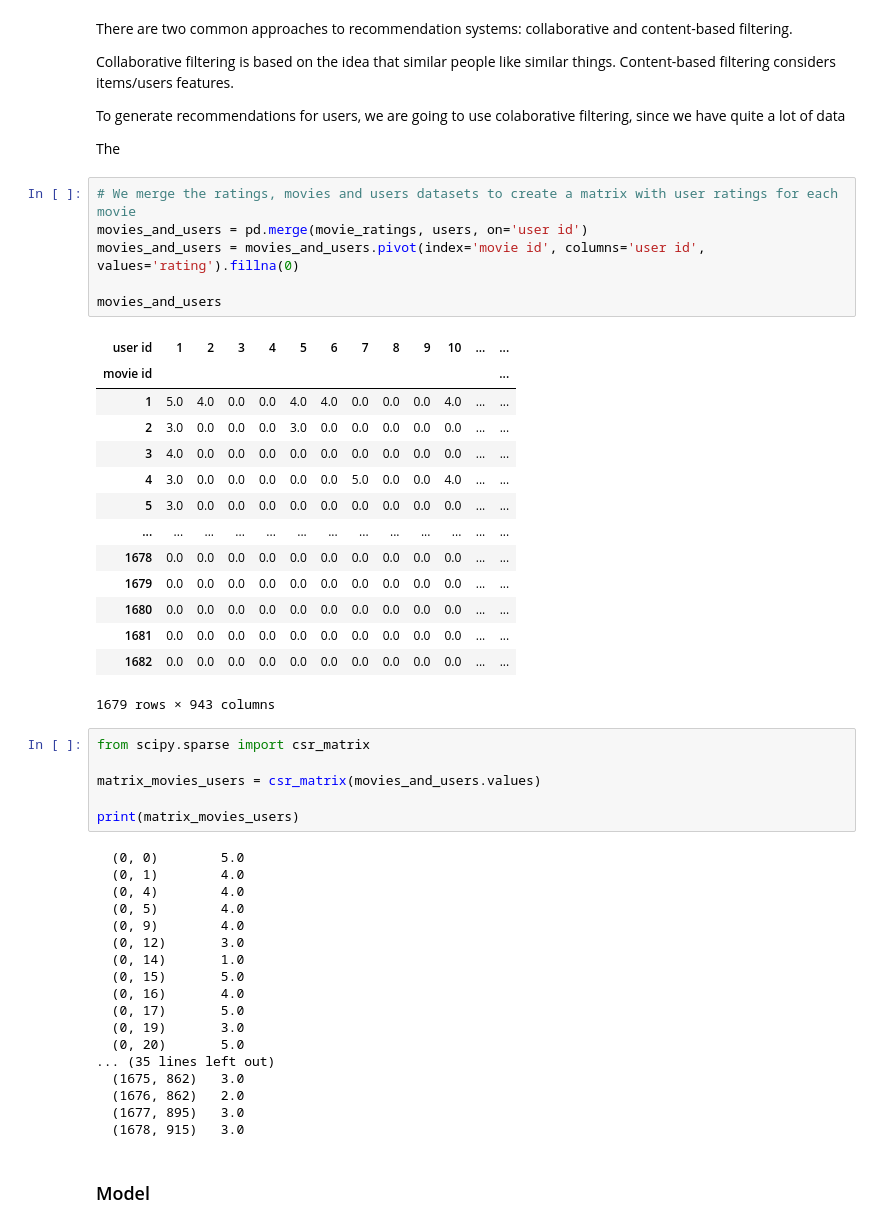
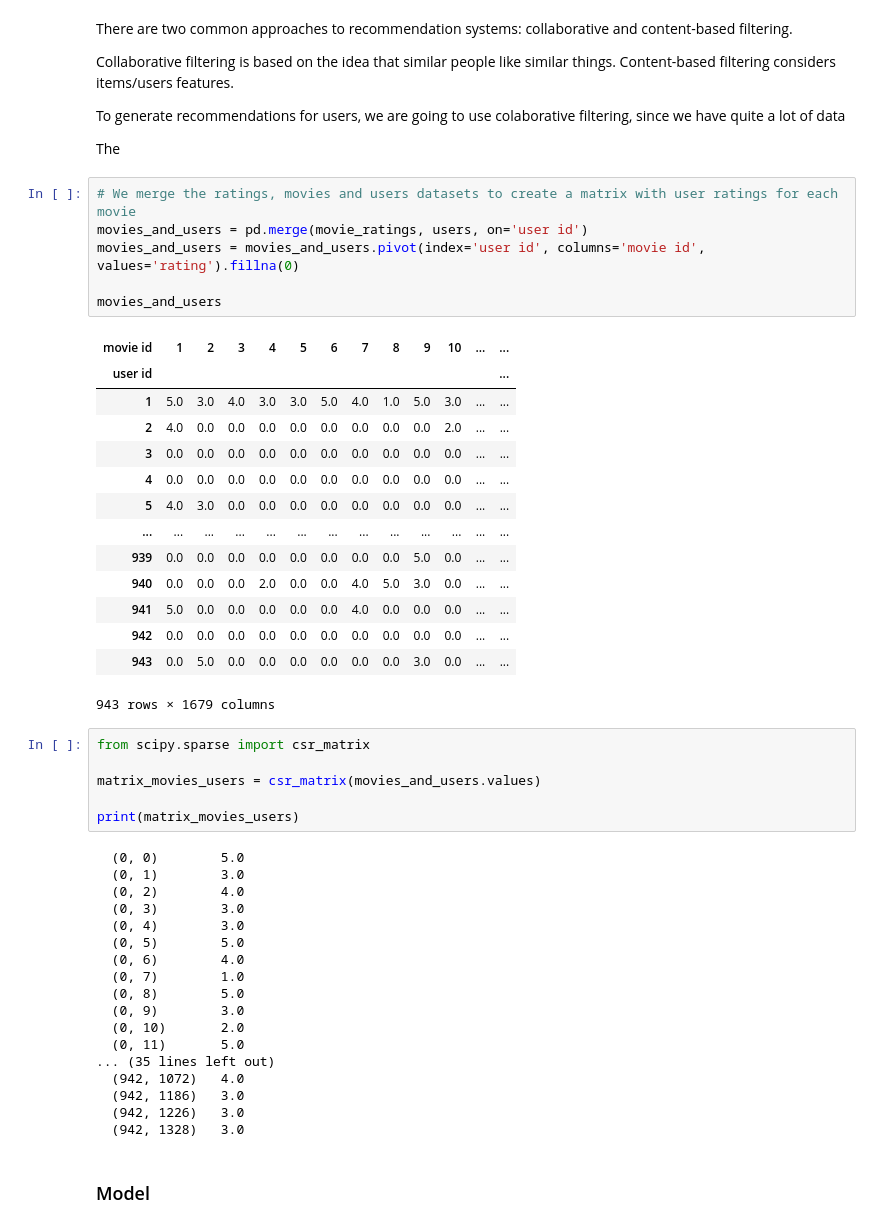
Before and after one commit to AndrukhKiril/MovieLens100k-recommender-system, a Jupyter notebook: EDA and modelling.ipynb, the cells around one changed output. Cells and saved outputs as stored; diff of their text form.

```diff
--- a/EDA and modelling.ipynb
+++ b/EDA and modelling.ipynb
@@ -274,24 +270,24 @@ The
 # %%
 # We merge the ratings, movies and users datasets to create a matrix with user ratings for each movie
 movies_and_users = pd.merge(movie_ratings, users, on='user id')
-movies_and_users = movies_and_users.pivot(index='movie id', columns='user id', values='rating').fillna(0)
+movies_and_users = movies_and_users.pivot(index='user id', columns='movie id', values='rating').fillna(0)
 
 movies_and_users
 # %% [output]
-| user id | 1 | 2 | 3 | 4 | 5 | 6 | 7 | 8 | 9 | 10 | ... | ... |
-| movie id |  |  |  |  |  |  |  |  |  |  |  | ... |
-| 1 | 5.0 | 4.0 | 0.0 | 0.0 | 4.0 | 4.0 | 0.0 | 0.0 | 0.0 | 4.0 | ... | ... |
-| 2 | 3.0 | 0.0 | 0.0 | 0.0 | 3.0 | 0.0 | 0.0 | 0.0 | 0.0 | 0.0 | ... | ... |
-| 3 | 4.0 | 0.0 | 0.0 | 0.0 | 0.0 | 0.0 | 0.0 | 0.0 | 0.0 | 0.0 | ... | ... |
-| 4 | 3.0 | 0.0 | 0.0 | 0.0 | 0.0 | 0.0 | 5.0 | 0.0 | 0.0 | 4.0 | ... | ... |
-| 5 | 3.0 | 0.0 | 0.0 | 0.0 | 0.0 | 0.0 | 0.0 | 0.0 | 0.0 | 0.0 | ... | ... |
+| movie id | 1 | 2 | 3 | 4 | 5 | 6 | 7 | 8 | 9 | 10 | ... | ... |
+| user id |  |  |  |  |  |  |  |  |  |  |  | ... |
+| 1 | 5.0 | 3.0 | 4.0 | 3.0 | 3.0 | 5.0 | 4.0 | 1.0 | 5.0 | 3.0 | ... | ... |
+| 2 | 4.0 | 0.0 | 0.0 | 0.0 | 0.0 | 0.0 | 0.0 | 0.0 | 0.0 | 2.0 | ... | ... |
+| 3 | 0.0 | 0.0 | 0.0 | 0.0 | 0.0 | 0.0 | 0.0 | 0.0 | 0.0 | 0.0 | ... | ... |
+| 4 | 0.0 | 0.0 | 0.0 | 0.0 | 0.0 | 0.0 | 0.0 | 0.0 | 0.0 | 0.0 | ... | ... |
+| 5 | 4.0 | 3.0 | 0.0 | 0.0 | 0.0 | 0.0 | 0.0 | 0.0 | 0.0 | 0.0 | ... | ... |
 | ... | ... | ... | ... | ... | ... | ... | ... | ... | ... | ... | ... | ... |
-| 1678 | 0.0 | 0.0 | 0.0 | 0.0 | 0.0 | 0.0 | 0.0 | 0.0 | 0.0 | 0.0 | ... | ... |
-| 1679 | 0.0 | 0.0 | 0.0 | 0.0 | 0.0 | 0.0 | 0.0 | 0.0 | 0.0 | 0.0 | ... | ... |
-| 1680 | 0.0 | 0.0 | 0.0 | 0.0 | 0.0 | 0.0 | 0.0 | 0.0 | 0.0 | 0.0 | ... | ... |
-| 1681 | 0.0 | 0.0 | 0.0 | 0.0 | 0.0 | 0.0 | 0.0 | 0.0 | 0.0 | 0.0 | ... | ... |
-| 1682 | 0.0 | 0.0 | 0.0 | 0.0 | 0.0 | 0.0 | 0.0 | 0.0 | 0.0 | 0.0 | ... | ... |
+| 939 | 0.0 | 0.0 | 0.0 | 0.0 | 0.0 | 0.0 | 0.0 | 0.0 | 5.0 | 0.0 | ... | ... |
+| 940 | 0.0 | 0.0 | 0.0 | 2.0 | 0.0 | 0.0 | 4.0 | 5.0 | 3.0 | 0.0 | ... | ... |
+| 941 | 5.0 | 0.0 | 0.0 | 0.0 | 0.0 | 0.0 | 4.0 | 0.0 | 0.0 | 0.0 | ... | ... |
+| 942 | 0.0 | 0.0 | 0.0 | 0.0 | 0.0 | 0.0 | 0.0 | 0.0 | 0.0 | 0.0 | ... | ... |
+| 943 | 0.0 | 5.0 | 0.0 | 0.0 | 0.0 | 0.0 | 0.0 | 0.0 | 3.0 | 0.0 | ... | ... |
-1679 rows × 943 columns
+943 rows × 1679 columns
 # %%
 from scipy.sparse import csr_matrix
 
@@ -300,21 +296,21 @@ matrix_movies_users = csr_matrix(movies_and_users.values)
 print(matrix_movies_users)
 # %% [output]
   (0, 0)        5.0
-  (0, 1)        4.0
-  (0, 4)        4.0
-  (0, 5)        4.0
-  (0, 9)        4.0
-  (0, 12)       3.0
-  (0, 14)       1.0
-  (0, 15)       5.0
-  (0, 16)       4.0
-  (0, 17)       5.0
-  (0, 19)       3.0
-  (0, 20)       5.0
+  (0, 1)        3.0
+  (0, 2)        4.0
+  (0, 3)        3.0
+  (0, 4)        3.0
+  (0, 5)        5.0
+  (0, 6)        4.0
+  (0, 7)        1.0
+  (0, 8)        5.0
+  (0, 9)        3.0
+  (0, 10)       2.0
+  (0, 11)       5.0
 ... (35 lines left out)
-  (1675, 862)   3.0
-  (1676, 862)   2.0
-  (1677, 895)   3.0
-  (1678, 915)   3.0
+  (942, 1072)   4.0
+  (942, 1186)   3.0
+  (942, 1226)   3.0
+  (942, 1328)   3.0
 # %% [markdown]
 ### Model
```
Also changed, not shown: parts of 18 cells of this notebook.
